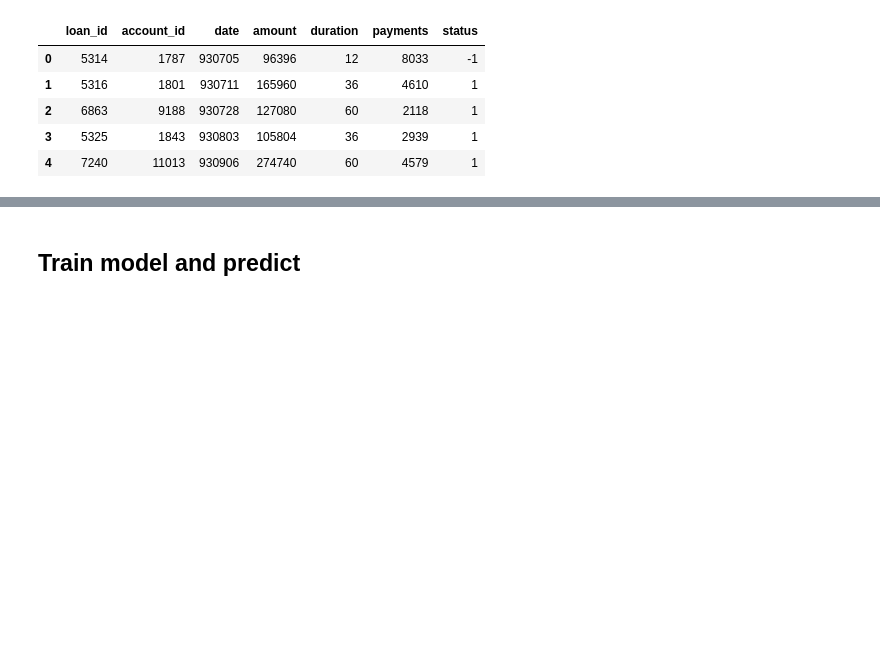
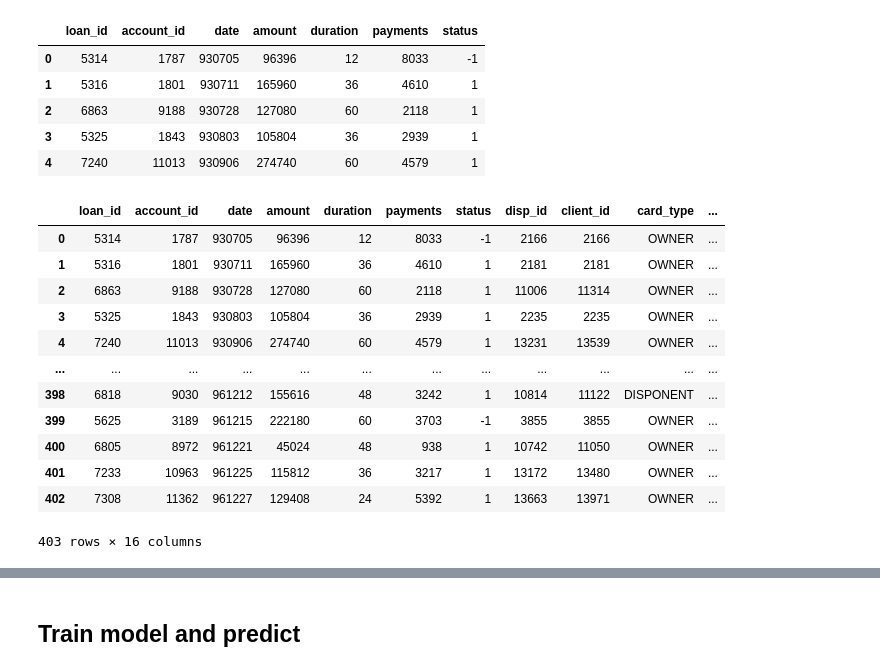
Before and after one commit to Educorreia932/FEUP-AC, a Jupyter notebook: Data Mining Project/notebooks/notebook.ipynb, the cells around one changed output, grey strips where cells are left out. Saved outputs shown, nothing was run; the diff lists cells and outputs as text; code cells hidden in the pictures; blank space fills up the shorter version.

```diff
--- a/Data Mining Project/notebooks/notebook.ipynb
+++ b/Data Mining Project/notebooks/notebook.ipynb
@@ -51,3 +77,21 @@ client_df.head()
 | 2 | 3 | 1 | 0 | 58 |
 | 3 | 4 | 5 | 1 | 42 |
 | 4 | 5 | 5 | 0 | 38 |
+# %%
+trans_train_df['signal'] = trans_train_df['type'].apply(lambda x: 1 if x == 'credit' else -1)
+trans_train_df['signal_amount'] = trans_train_df['amount'] * trans_train_df['signal']
+
+
+
+trans_train_df_most_recent = trans_train_df.sort_values(by="date", axis=0, ascending=False)
+
+trans_train_df_most_recent.drop_duplicates(subset='account_id', keep='first', inplace=True)
+
+
+
+trans_train_df_most_recent.drop(trans_train_df_most_recent.columns.difference(['account_id','amount']), axis=1, inplace=True)
+trans_train_df_most_recent.rename(columns={'amount' : 'final_amount'}, inplace=True)
+
+#trans_train_df_most_recent = trans_train_df.merge(right=trans_train_df_most_recent, on='account_id', how="left")
+#trans_train_df_most_recent.drop(['signal', 'amount'], axis=1, inplace=True)
+trans_train_df_most_recent
@@ -111,3 +144,50 @@ loan_train_df.head()
 | 2 | 6863 | 9188 | 930728 | 127080 | 60 | 2118 | 1 |
 | 3 | 5325 | 1843 | 930803 | 105804 | 36 | 2939 | 1 |
 | 4 | 7240 | 11013 | 930906 | 274740 | 60 | 4579 | 1 |
+# %%
+joined_loan_train_df = loan_train_df.merge(right=disp_df, on="account_id", how="left")
+joined_loan_train_df = joined_loan_train_df.merge(right=card_train_df, on="disp_id", how="left")
+joined_loan_train_df.rename(columns={"type_x": "card_type"}, inplace=True)
+
+# Replace text with numeric data
+joined_loan_train_df["card_type"].replace(
+    {"classic": 1, "junior": 2, "gold": 3}, inplace=True)
+joined_loan_train_df["type_y"].replace({"OWNER": 1, "DISPONENT": 2}, inplace=True)
+
+joined_loan_train_df.head(50)
+joined_loan_train_df.count() #Doesn't count NA values
+
+#Join with account
+joined_client__disp_account_df = account_df_processed.merge(right=disp_df, on="account_id", how="right")
+
+#Extract number of clients
+joined_client__disp_account_df.drop(['district_id', 'date', 'disp_id', 'type'], axis=1, inplace=True)
+#joined_client__disp_account_df = joined_client__disp_account_df.groupby(by=["account_id"]).count()
+
+joined_client__disp_account_df = joined_client__disp_account_df.groupby(["account_id", "frequency"]).agg({'client_id': 'count'}).reset_index()
+
+joined_client__disp_account_df.rename(columns = {'client_id' : 'num_clients'}, inplace=True, errors="raise")
+
+
+
+
+
+joined_loan_train_df = joined_loan_train_df.merge(right=joined_client__disp_account_df, on='account_id')
+
+joined_loan_train_df = joined_loan_train_df.merge(right=trans_train_df_most_recent, how='left', on='account_id')
+
+joined_loan_train_df.count()
+# %% [output]
+|  | loan_id | account_id | date | amount | duration | payments | status | disp_id | client_id | card_type | ... |
+| 0 | 5314 | 1787 | 930705 | 96396 | 12 | 8033 | -1 | 2166 | 2166 | OWNER | ... |
+| 1 | 5316 | 1801 | 930711 | 165960 | 36 | 4610 | 1 | 2181 | 2181 | OWNER | ... |
+| 2 | 6863 | 9188 | 930728 | 127080 | 60 | 2118 | 1 | 11006 | 11314 | OWNER | ... |
+| 3 | 5325 | 1843 | 930803 | 105804 | 36 | 2939 | 1 | 2235 | 2235 | OWNER | ... |
+| 4 | 7240 | 11013 | 930906 | 274740 | 60 | 4579 | 1 | 13231 | 13539 | OWNER | ... |
+| ... | ... | ... | ... | ... | ... | ... | ... | ... | ... | ... | ... |
+| 398 | 6818 | 9030 | 961212 | 155616 | 48 | 3242 | 1 | 10814 | 11122 | DISPONENT | ... |
+| 399 | 5625 | 3189 | 961215 | 222180 | 60 | 3703 | -1 | 3855 | 3855 | OWNER | ... |
+| 400 | 6805 | 8972 | 961221 | 45024 | 48 | 938 | 1 | 10742 | 11050 | OWNER | ... |
+| 401 | 7233 | 10963 | 961225 | 115812 | 36 | 3217 | 1 | 13172 | 13480 | OWNER | ... |
+| 402 | 7308 | 11362 | 961227 | 129408 | 24 | 5392 | 1 | 13663 | 13971 | OWNER | ... |
+403 rows × 16 columns
```
Also changed, not shown: parts of 14 cells of this notebook.
